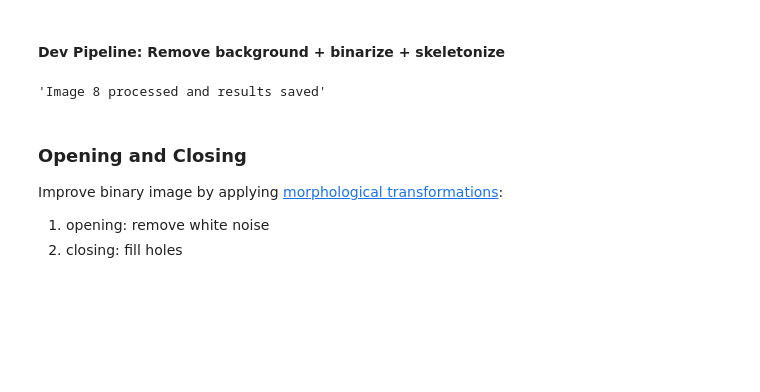
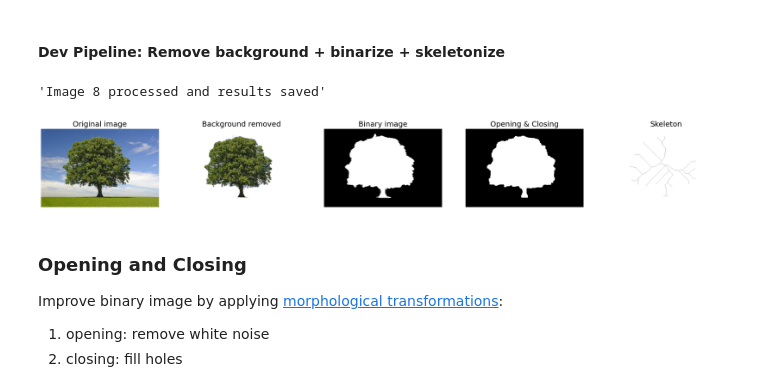
Before and after one commit to LinoLerch/ControlNet-Trees, a Jupyter notebook: Build_dataset/skeletonize.ipynb, the cells around one changed output. Cells and saved outputs as stored; diff of their text form; code cells hidden in the pictures; blank space fills up the shorter version.

Commit message:
Improve Notebooks: augmentation, skeletonize

```diff
--- a/Build_dataset/skeletonize.ipynb
+++ b/Build_dataset/skeletonize.ipynb
@@ -24,6 +25,36 @@ from skeletonize import dev_skeleton_pipeline
 dev_skeleton_pipeline(ROOT_DIR_GIS, os.path.join('photos','tree','tree8.webp'))
 # %% [output]
 'Image 8 processed and results saved'
+# %%
+# display steps pipeline
+img_nr = 2
+path_list = [
+    os.path.join(OUTPUT_DIR, f'tree{img_nr}.jpeg'),
+    os.path.join(OUTPUT_DIR, f'tree{img_nr}_rembg.png'),
+    os.path.join(OUTPUT_DIR, f'tree{img_nr}_binary.png'),
+    os.path.join(OUTPUT_DIR, f'tree{img_nr}_closing.png'),
+    os.path.join(OUTPUT_DIR, f'tree{img_nr}_skel.png'),
+]
+title_list = [
+    'Original image',
+    'Background removed',
+    'Binary image',
+    'Opening & Closing',
+    'Skeleton'
+]
+fig, ax = plt.subplots(1, len(path_list), figsize=(30, 25))
+for i, path in enumerate(path_list):
+    if i<2:
+        ax[i].imshow(Image.open(path))
+    elif i<4:
+        ax[i].imshow(Image.open(path), cmap='gray')
+    else:
+        ax[i].imshow(Image.open(path), cmap='gray_r')
+    ax[i].axis('off')
+    ax[i].set_title(title_list[i], fontsize=18)
+plt.show()
+# %% [output]
+[figure, added]
 # %% [markdown]
 ### Opening and Closing
 Improve binary image by applying [morphological transformations](https://docs.opencv.org/4.x/d9/d61/tutorial_py_morphological_ops.html):
```
Also changed, not shown: parts of 1 cell of this notebook, 1 other file.
